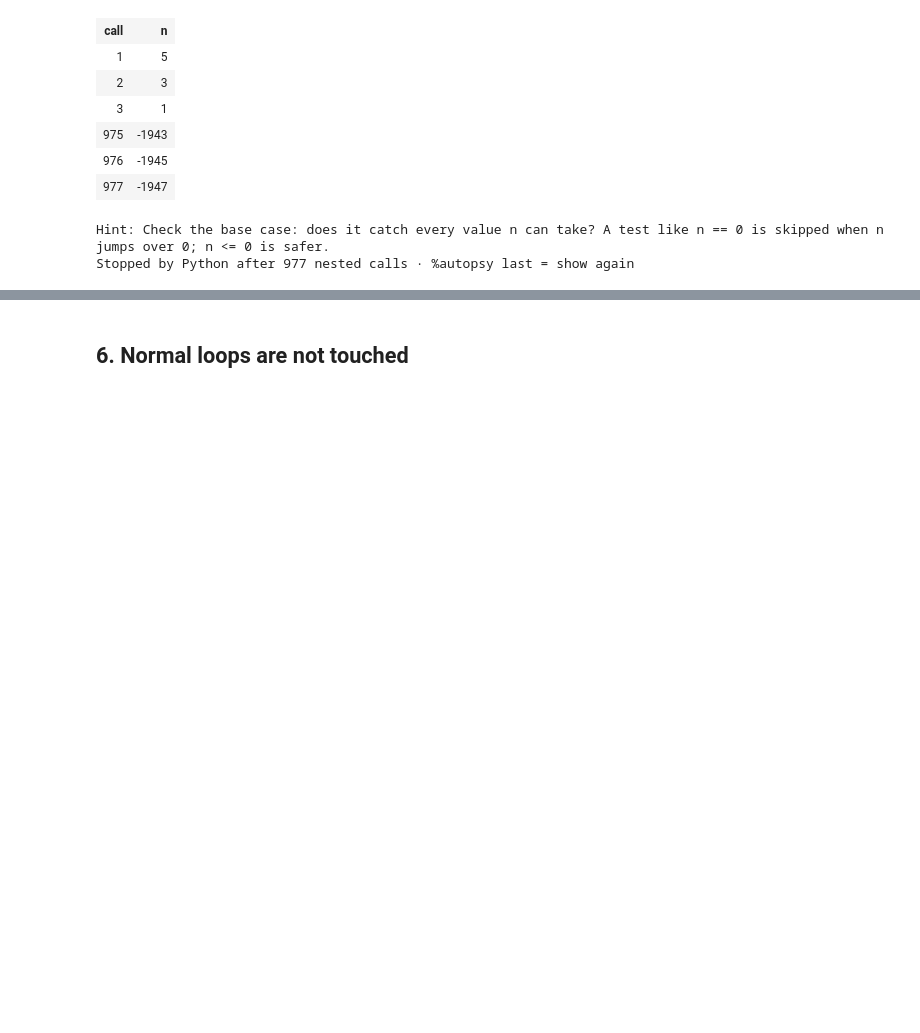
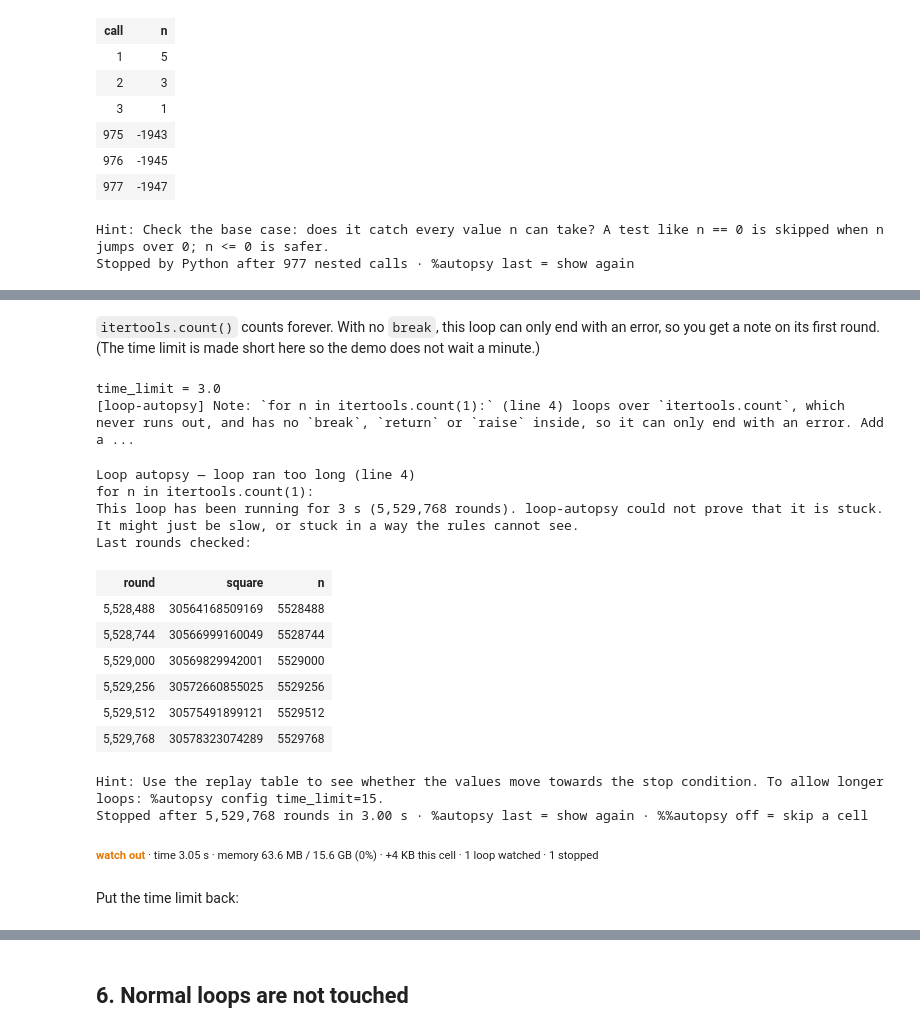
Before and after one commit to Geoeoeo217/loop-autopsy, a Jupyter notebook: examples/demo.ipynb, the cells around one changed output, grey strips where cells are left out. Cells and saved outputs as stored; diff of their text form; code cells hidden in the pictures; blank space fills up the shorter version.

```diff
--- a/examples/demo.ipynb
+++ b/examples/demo.ipynb
@@ -135,0 +188,27 @@ Stopped by Python after 977 nested calls · %autopsy last = show again
+# %% [markdown]
+`itertools.count()` counts forever. With no `break`, this loop can only end with an error, so you get a note on its first round. (The time limit is made short here so the demo does not wait a minute.)
+# %%
+%autopsy config time_limit=3
+import itertools
+
+for n in itertools.count(1):
+    square = n * n
+# %% [output]
+time_limit = 3.0
+[loop-autopsy] Note: `for n in itertools.count(1):` (line 4) loops over `itertools.count`, which never runs out, and has no `break`, `return` or `raise` inside, so it can only end with an error. Add a ...
+Loop autopsy — loop ran too long (line 4)
+for n in itertools.count(1):
+This loop has been running for 3 s (5,529,768 rounds). loop-autopsy could not prove that it is stuck. It might just be slow, or stuck in a way the rules cannot see.
+Last rounds checked:
+| round | square | n |
+| 5,528,488 | 30564168509169 | 5528488 |
+| 5,528,744 | 30566999160049 | 5528744 |
+| 5,529,000 | 30569829942001 | 5529000 |
+| 5,529,256 | 30572660855025 | 5529256 |
+| 5,529,512 | 30575491899121 | 5529512 |
+| 5,529,768 | 30578323074289 | 5529768 |
+Hint: Use the replay table to see whether the values move towards the stop condition. To allow longer loops: %autopsy config time_limit=15.
+Stopped after 5,529,768 rounds in 3.00 s · %autopsy last = show again · %%autopsy off = skip a cell
+watch out · time 3.05 s · memory 63.6 MB / 15.6 GB (0%) · +4 KB this cell · 1 loop watched · 1 stopped
+# %% [markdown]
+Put the time limit back:
```
Also changed, not shown: parts of 12 cells of this notebook, 9 other files.
